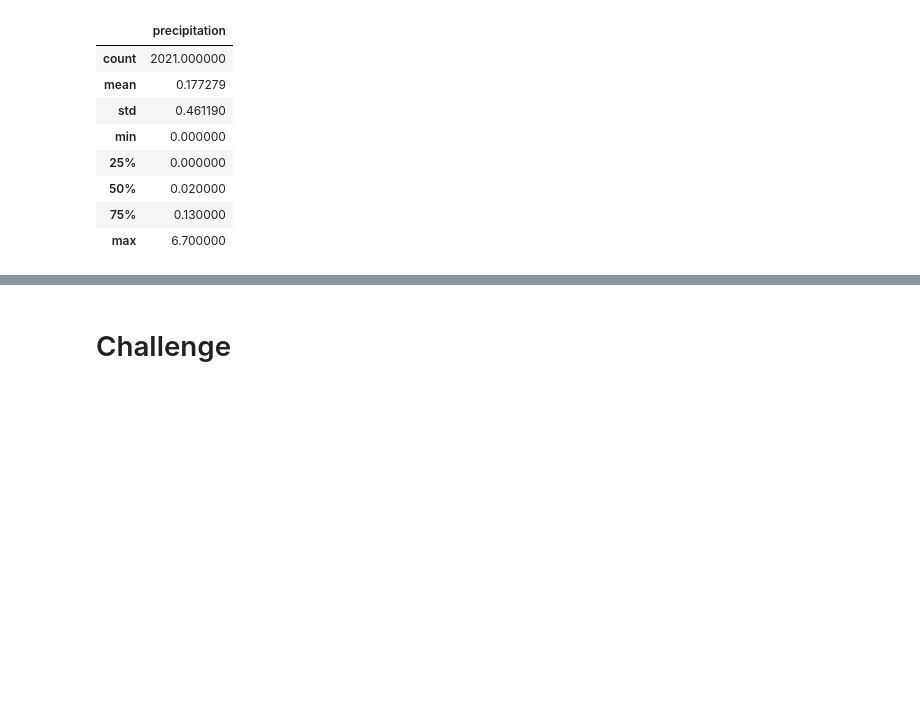
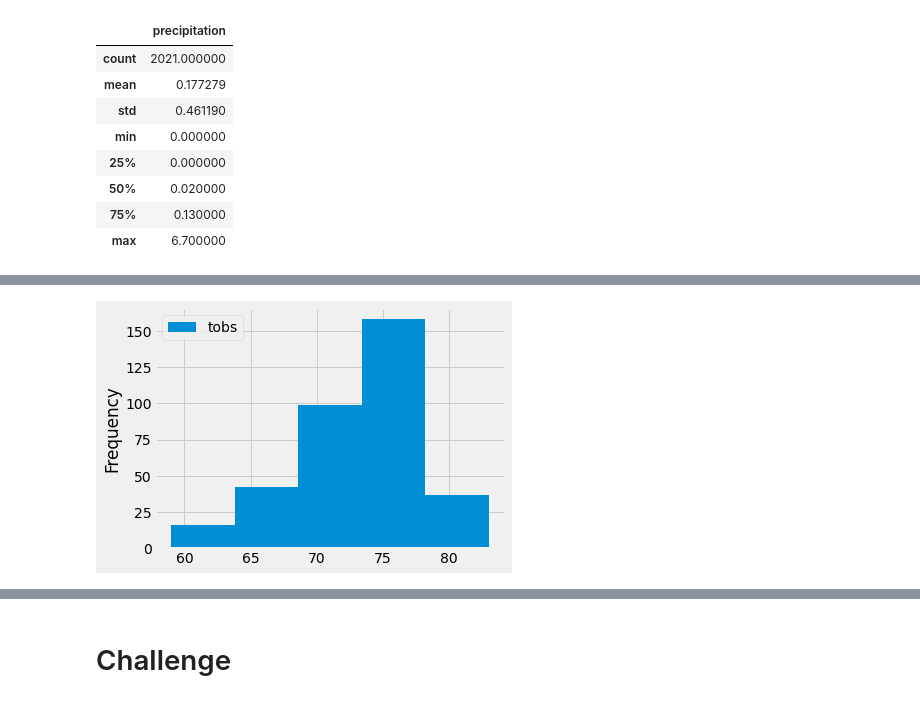
Before and after one commit to jckaren1124/Surfs_Up, a Jupyter notebook: climate_analysis.ipynb, the cells around one changed output, grey strips where cells are left out. Drawn from its saved outputs; the diff is of its cells as text; code cells hidden in the pictures; blank space fills up the shorter version.

```diff
--- a/climate_analysis.ipynb
+++ b/climate_analysis.ipynb
@@ -148,0 +199,7 @@ df.describe()
+# %%
+# Skill Drill 9.3.4 - Adjust the number of bins in the plot to 5 and then to 20 and note any differences
+# Adjusting the number of bins in the plot to 5
+df.plot.hist(bins=5)
+plt.tight_layout()
+# %% [output]
+[figure, added]
```
Also changed, not shown: parts of 7 cells of this notebook.
